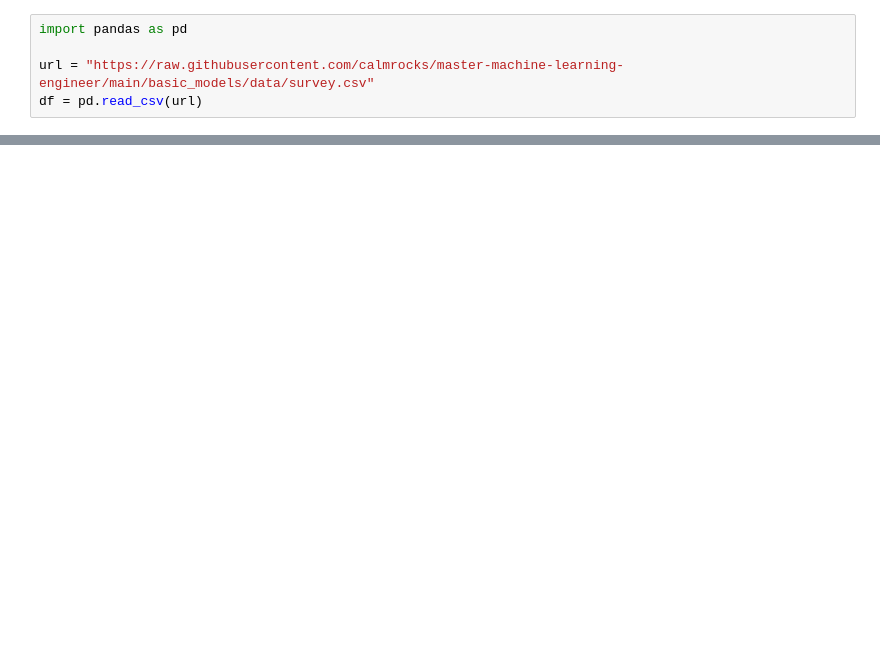
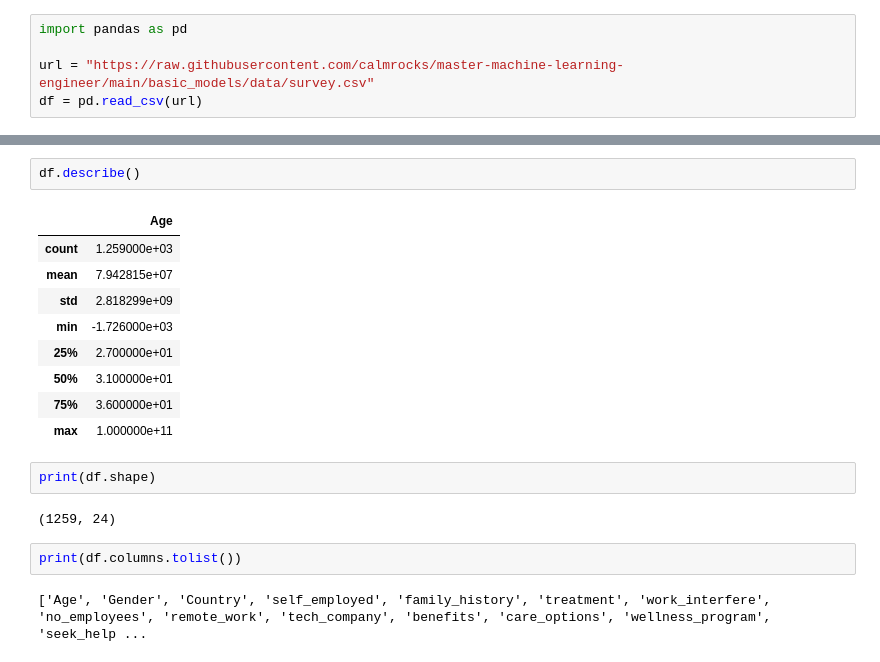
Before and after one commit to jxhangithub/master-machine-learning-engineer, a Jupyter notebook: basic_models/Classification1.ipynb, the cells around one changed output, grey strips where cells are left out. Saved outputs shown, nothing was run; the diff lists cells and outputs as text; blank space fills up the shorter version.

```diff
--- a/basic_models/Classification1.ipynb
+++ b/basic_models/Classification1.ipynb
@@ -26,0 +89,20 @@ pd
+# %%
+df.describe()
+# %% [output]
+|  | Age |
+| count | 1.259000e+03 |
+| mean | 7.942815e+07 |
+| std | 2.818299e+09 |
+| min | -1.726000e+03 |
+| 25% | 2.700000e+01 |
+| 50% | 3.100000e+01 |
+| 75% | 3.600000e+01 |
+| max | 1.000000e+11 |
+# %%
+print(df.shape)
+# %% [output]
+(1259, 24)
+# %%
+print(df.columns.tolist())
+# %% [output]
+['Age', 'Gender', 'Country', 'self_employed', 'family_history', 'treatment', 'work_interfere', 'no_employees', 'remote_work', 'tech_company', 'benefits', 'care_options', 'wellness_program', 'seek_help ...
```
Also changed, not shown: parts of 14 cells of this notebook.
